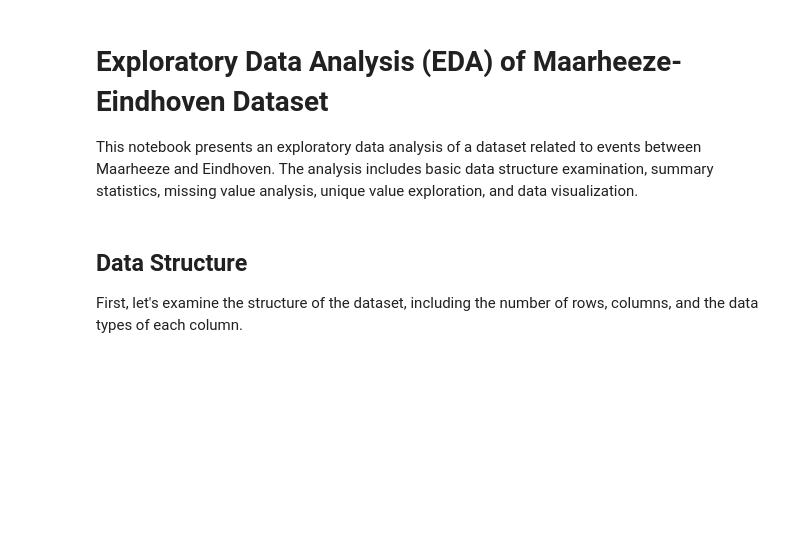
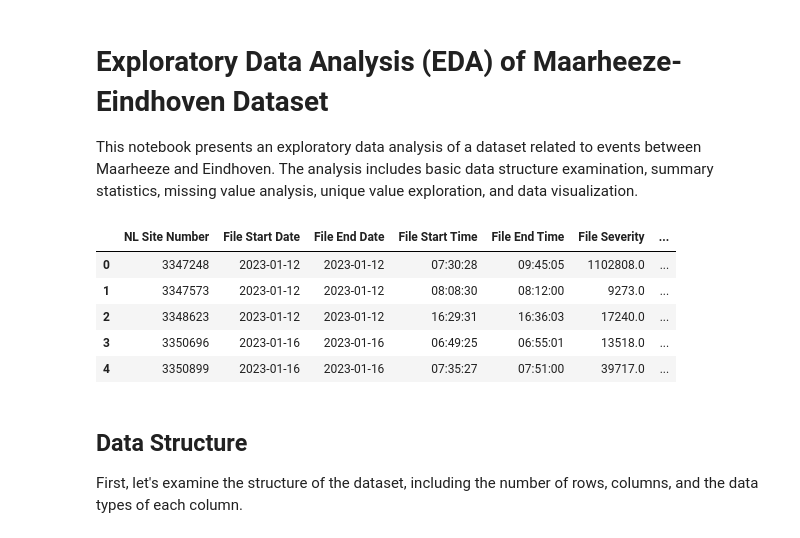
Before and after one commit to MichalI495002/S4-AI-JUGO-Assigment-, a Jupyter notebook: Notebooks/Phase 1/toSort/Maarheeze_Eindhoven_EDA.ipynb, the cells around one changed output. Cells and saved outputs as stored; diff of their text form; code cells hidden in the pictures; blank space fills up the shorter version.

```diff
--- a/Notebooks/Phase 1/toSort/Maarheeze_Eindhoven_EDA.ipynb
+++ b/Notebooks/Phase 1/toSort/Maarheeze_Eindhoven_EDA.ipynb
@@ -5,12 +5,19 @@ This notebook presents an exploratory data analysis of a dataset related to even
 # %%
 import pandas as pd
 
 # Load the dataset
-file_path = 'dataMaarheezeEindhoven.csv'
+file_path = 'Maarheeze-Eindhoven.csv'
 data = pd.read_csv(file_path)
 
 # Display the first few rows of the dataset
 data.head()
+# %% [output]
+|  | NL Site Number | File Start Date | File End Date | File Start Time | File End Time | File Severity | ... |
+| 0 | 3347248 | 2023-01-12 | 2023-01-12 | 07:30:28 | 09:45:05 | 1102808.0 | ... |
+| 1 | 3347573 | 2023-01-12 | 2023-01-12 | 08:08:30 | 08:12:00 | 9273.0 | ... |
+| 2 | 3348623 | 2023-01-12 | 2023-01-12 | 16:29:31 | 16:36:03 | 17240.0 | ... |
+| 3 | 3350696 | 2023-01-16 | 2023-01-16 | 06:49:25 | 06:55:01 | 13518.0 | ... |
+| 4 | 3350899 | 2023-01-16 | 2023-01-16 | 07:35:27 | 07:51:00 | 39717.0 | ... |
 # %% [markdown]
 ## Data Structure
 
```
Also changed, not shown: parts of 19 cells of this notebook, 2 other files.
